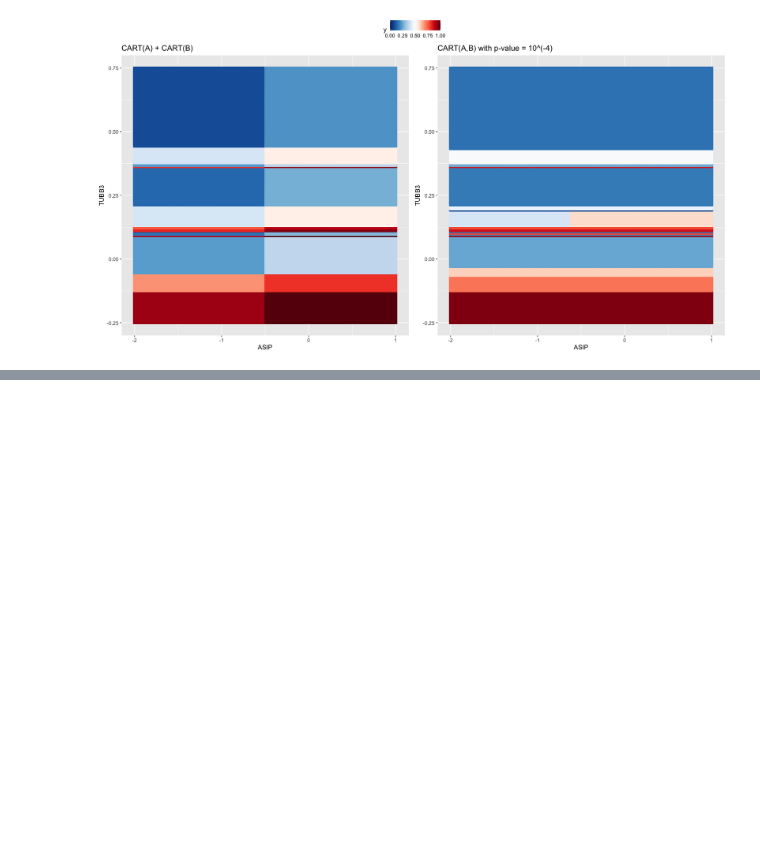
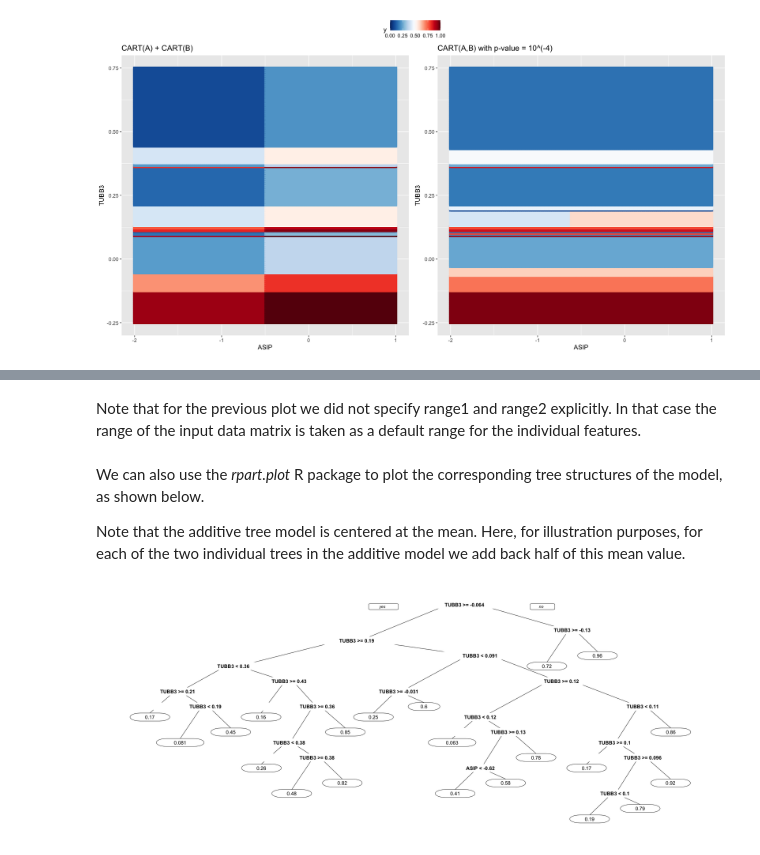
Before and after one commit to OmerRonen/epiTree, a Jupyter notebook: red_hair_analysis.ipynb, the cells around one changed output, grey strips where cells are left out. Saved outputs shown, nothing was run; the diff lists cells and outputs as text; code cells hidden in the pictures; blank space fills up the shorter version.

```diff
--- a/red_hair_analysis.ipynb
+++ b/red_hair_analysis.ipynb
@@ -164,0 +192,24 @@ print(plot_response)
+# %% [markdown]
+Note that for the previous plot we did not specify range1 and range2 explicitly. In that case the range of the input data matrix is taken as a default range for the individual features.
+# %% [markdown]
+We can also use the *rpart.plot* R package to plot the corresponding tree structures of the model, as shown below.
+
+Note that the additive tree model is centered at the mean. Here, for illustration purposes, for each of the two individual trees in the additive model we add back half of this mean value.
+# %%
+treeAB <- attr(pv, "treeA") # CART from the interaction model
+treeA <- attr(pv, "treeH")[[1]] # CART from first feature
+treeB <- attr(pv, "treeH")[[2]] # CART from second feature
+meanPheno <- attr(pv, "meanPheno")
+
+
+treeA$frame$yval[which(treeA$frame$var == "<leaf>")] <- treeA$frame$yval[which(treeA$frame$var == "<leaf>")] + meanPheno/2
+treeB$frame$yval[which(treeB$frame$var == "<leaf>")] <- treeB$frame$yval[which(treeB$frame$var == "<leaf>")] + meanPheno/2
+
+
+
+
+library(rpart.plot)
+
+prp(treeAB, roundint=FALSE)
+# %% [output]
+[figure, added]
```
Also changed, not shown: parts of 32 cells of this notebook, 1 other file.
